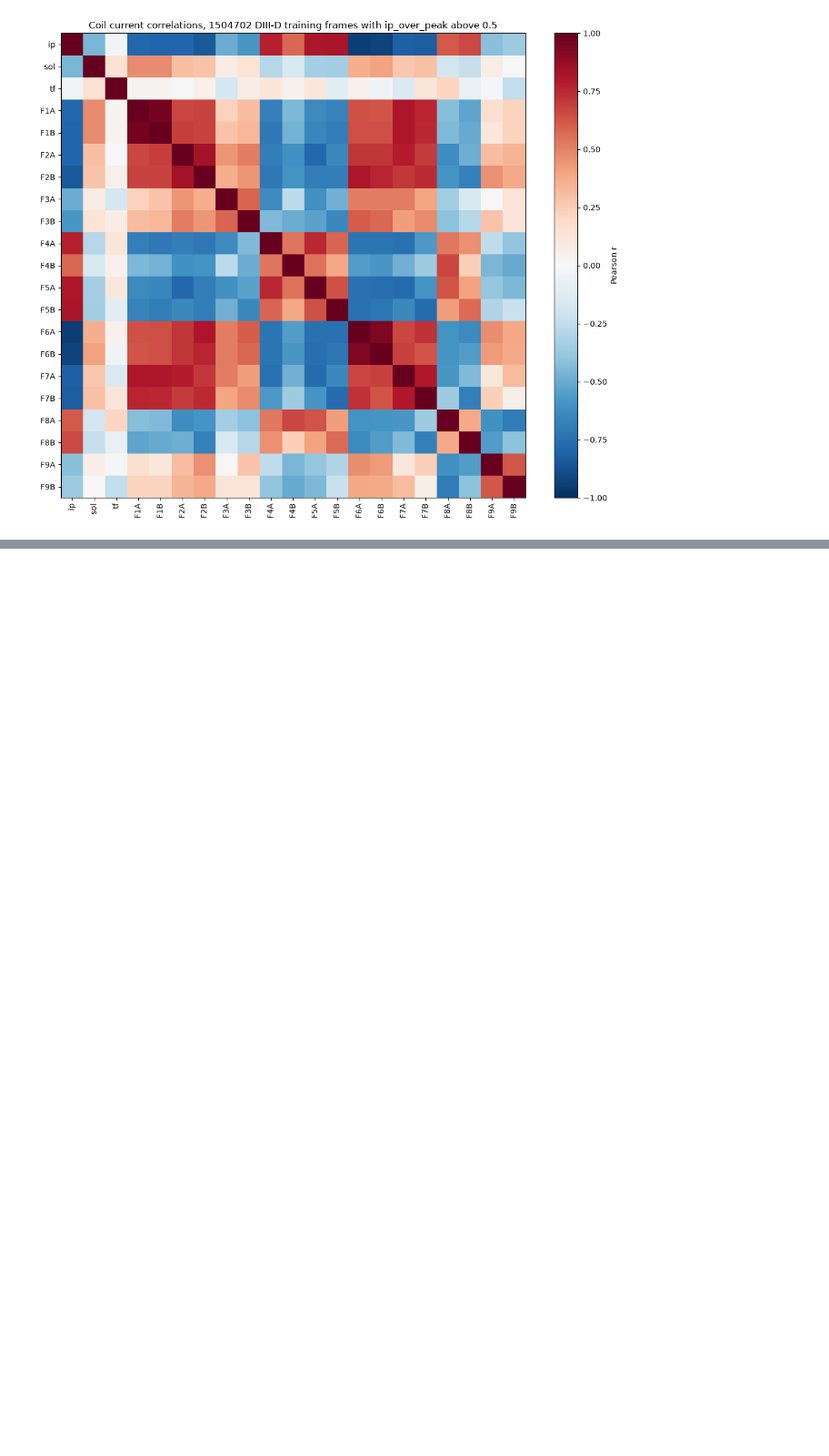
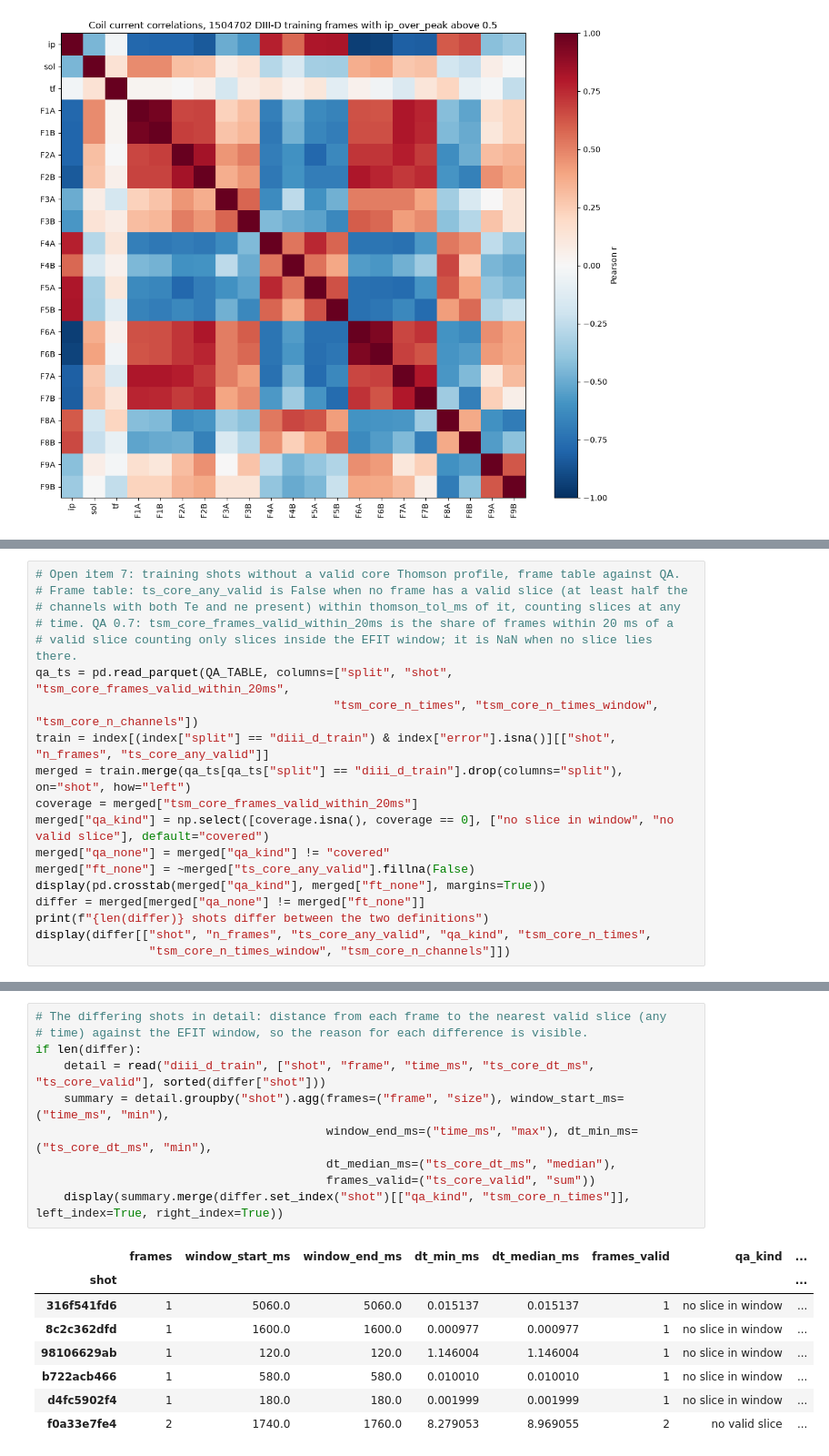
Before and after one commit to ksalango/fusion-equilibrium-challenge, a Jupyter notebook: notebooks/02_frame_table.ipynb, the cells around one changed output, grey strips where cells are left out. Shown at 91% size. Cells and saved outputs as stored; diff of their text form; blank space fills up the shorter version.

```diff
--- a/notebooks/02_frame_table.ipynb
+++ b/notebooks/02_frame_table.ipynb
@@ -609,0 +640,19 @@ Unexpected observations:
+# %%
+# Open item 7: training shots without a valid core Thomson profile, frame table against QA.
+# Frame table: ts_core_any_valid is False when no frame has a valid slice (at least half the
+# channels with both Te and ne present) within thomson_tol_ms of it, counting slices at any
+# time. QA 0.7: tsm_core_frames_valid_within_20ms is the share of frames within 20 ms of a
+# valid slice counting only slices inside the EFIT window; it is NaN when no slice lies there.
+qa_ts = pd.read_parquet(QA_TABLE, columns=["split", "shot", "tsm_core_frames_valid_within_20ms",
+                                          "tsm_core_n_times", "tsm_core_n_times_window", "tsm_core_n_channels"])
+train = index[(index["split"] == "diii_d_train") & index["error"].isna()][["shot", "n_frames", "ts_core_any_valid"]]
+merged = train.merge(qa_ts[qa_ts["split"] == "diii_d_train"].drop(columns="split"), on="shot", how="left")
+coverage = merged["tsm_core_frames_valid_within_20ms"]
+merged["qa_kind"] = np.select([coverage.isna(), coverage == 0], ["no slice in window", "no valid slice"], default="covered")
+merged["qa_none"] = merged["qa_kind"] != "covered"
+merged["ft_none"] = ~merged["ts_core_any_valid"].fillna(False)
+display(pd.crosstab(merged["qa_kind"], merged["ft_none"], margins=True))
+differ = merged[merged["qa_none"] != merged["ft_none"]]
+print(f"{len(differ)} shots differ between the two definitions")
+display(differ[["shot", "n_frames", "ts_core_any_valid", "qa_kind", "tsm_core_n_times",
+                "tsm_core_n_times_window", "tsm_core_n_channels"]])
@@ -609,0 +674,19 @@ Unexpected observations:
+# %%
+# The differing shots in detail: distance from each frame to the nearest valid slice (any
+# time) against the EFIT window, so the reason for each difference is visible.
+if len(differ):
+    detail = read("diii_d_train", ["shot", "frame", "time_ms", "ts_core_dt_ms", "ts_core_valid"], sorted(differ["shot"]))
+    summary = detail.groupby("shot").agg(frames=("frame", "size"), window_start_ms=("time_ms", "min"),
+                                         window_end_ms=("time_ms", "max"), dt_min_ms=("ts_core_dt_ms", "min"),
+                                         dt_median_ms=("ts_core_dt_ms", "median"),
+                                         frames_valid=("ts_core_valid", "sum"))
+    display(summary.merge(differ.set_index("shot")[["qa_kind", "tsm_core_n_times"]], left_index=True, right_index=True))
+# %% [output]
+|  | frames | window_start_ms | window_end_ms | dt_min_ms | dt_median_ms | frames_valid | qa_kind | ... |
+| shot |  |  |  |  |  |  |  | ... |
+| 316f541fd6 | 1 | 5060.0 | 5060.0 | 0.015137 | 0.015137 | 1 | no slice in window | ... |
+| 8c2c362dfd | 1 | 1600.0 | 1600.0 | 0.000977 | 0.000977 | 1 | no slice in window | ... |
+| 98106629ab | 1 | 120.0 | 120.0 | 1.146004 | 1.146004 | 1 | no slice in window | ... |
+| b722acb466 | 1 | 580.0 | 580.0 | 0.010010 | 0.010010 | 1 | no slice in window | ... |
+| d4fc5902f4 | 1 | 180.0 | 180.0 | 0.001999 | 0.001999 | 1 | no slice in window | ... |
+| f0a33e7fe4 | 2 | 1740.0 | 1760.0 | 8.279053 | 8.969055 | 2 | no valid slice | ... |
```
Also changed, not shown: parts of 6 cells of this notebook, 4 other files.
